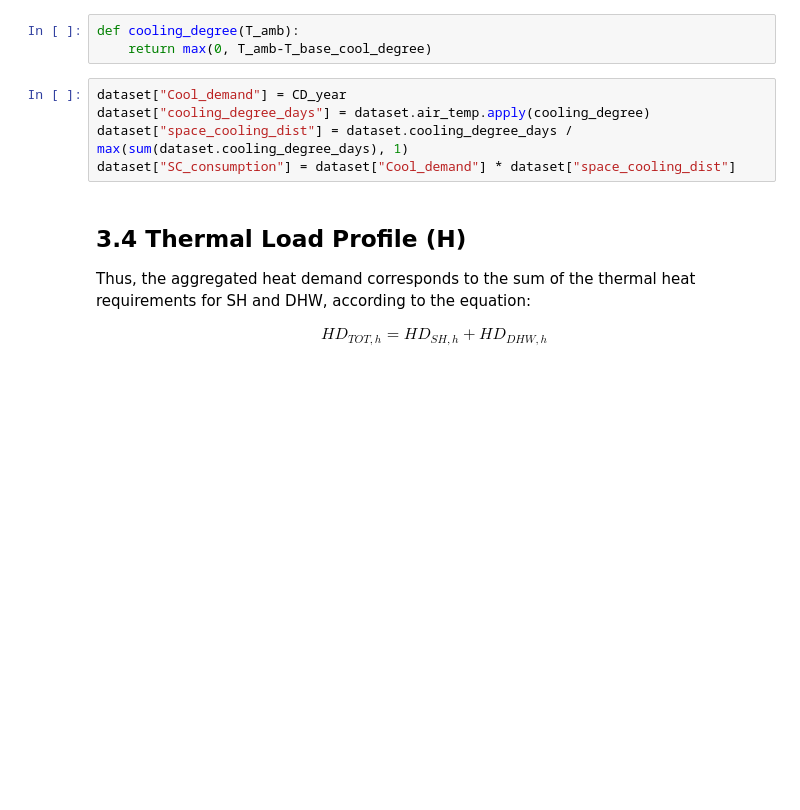
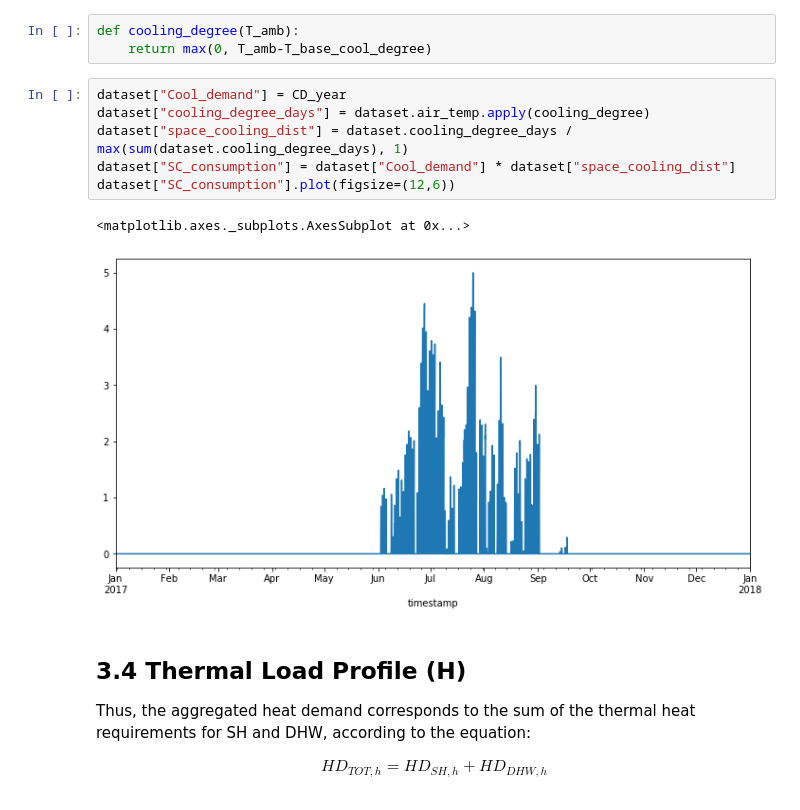
Before and after one commit to fernandobperezm/data-and-results-visualization, a Jupyter notebook: Data Processing.ipynb, the cells around one changed output. Cells and saved outputs as stored; diff of their text form; blank space fills up the shorter version.

```diff
--- a/Data Processing.ipynb
+++ b/Data Processing.ipynb
@@ -400,8 +382,12 @@ def cooling_degree(T_amb):
 # %%
 dataset["Cool_demand"] = CD_year
 dataset["cooling_degree_days"] = dataset.air_temp.apply(cooling_degree)
 dataset["space_cooling_dist"] = dataset.cooling_degree_days / max(sum(dataset.cooling_degree_days), 1)
 dataset["SC_consumption"] = dataset["Cool_demand"] * dataset["space_cooling_dist"]
+dataset["SC_consumption"].plot(figsize=(12,6))
+# %% [output]
+<matplotlib.axes._subplots.AxesSubplot at 0x...>
+[figure, added]
 # %% [markdown]
 ## 3.4 Thermal Load Profile (H)
 
```
Also changed, not shown: parts of 4 cells of this notebook, 22 other files.
